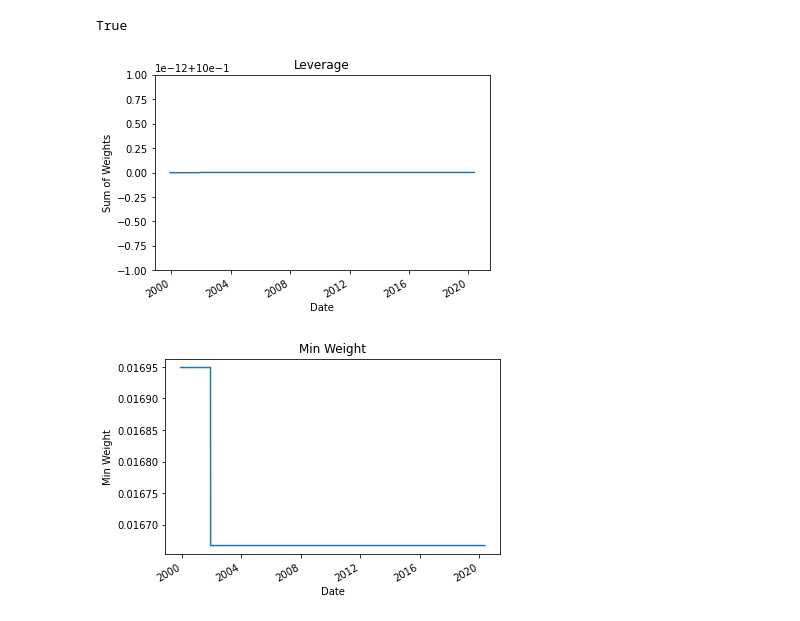
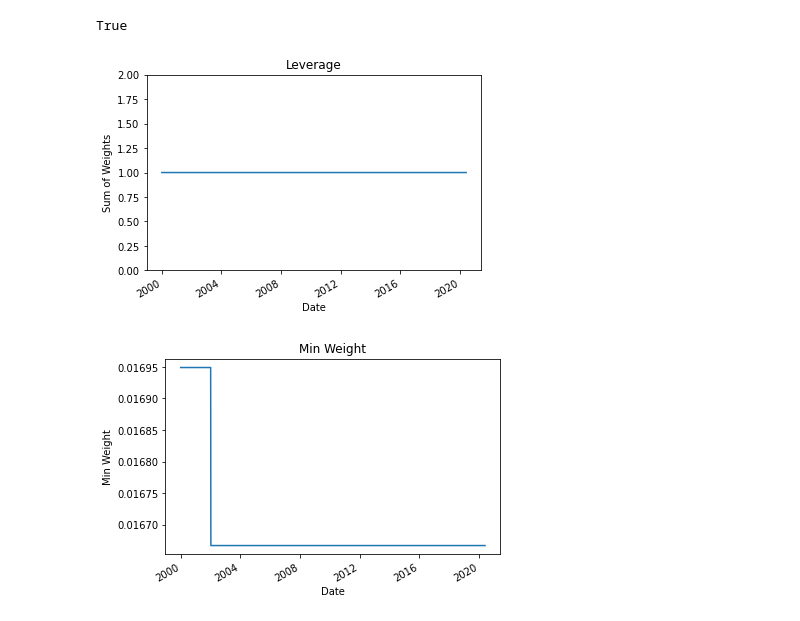
Before and after one commit to eura17/ff-case, a Jupyter notebook: task-2.ipynb, the cells around one changed output. Drawn from its saved outputs; the diff is of its cells as text; code cells hidden in the pictures.

```diff
--- a/task-2.ipynb
+++ b/task-2.ipynb
@@ -146,7 +146,7 @@ mcap, prices = mcap.align(prices, join="inner")
 
 mean_transform = pqr.utils.compose(
     pqr.utils.partial(pqr.factors.look_back_mean, period=252),
-    pqr.utils.partial(pqr.factors.lag, period=1),
+    pqr.utils.partial(pqr.factors.lag, period=21),
     pqr.utils.partial(pqr.factors.hold, period=252),
 )
 
@@ -184,7 +184,7 @@ pb, prices = mcap.align(prices, join="inner")
 
 mean_transform = pqr.utils.compose(
     pqr.utils.partial(pqr.factors.look_back_mean, period=252),
-    pqr.utils.partial(pqr.factors.lag, period=1),
+    pqr.utils.partial(pqr.factors.lag, period=21),
     pqr.utils.partial(pqr.factors.hold, period=252),
 )
 
@@ -239,11 +239,12 @@ True
 # %%
 portfolio.holdings.sum(axis=1).plot(
     title="Leverage",
     xlabel="Date",
-    ylabel="Sum of Weights"
+    ylabel="Sum of Weights",
+    ylim=(0, 2),
 );
 # %% [output]
-[figure, old version]
+[figure, new version]
 # %%
 portfolio.holdings[portfolio.holdings != 0].min(axis=1).plot(
     title="Min Weight",
```
Also changed, not shown: parts of 15 cells of this notebook, 1 other file.
